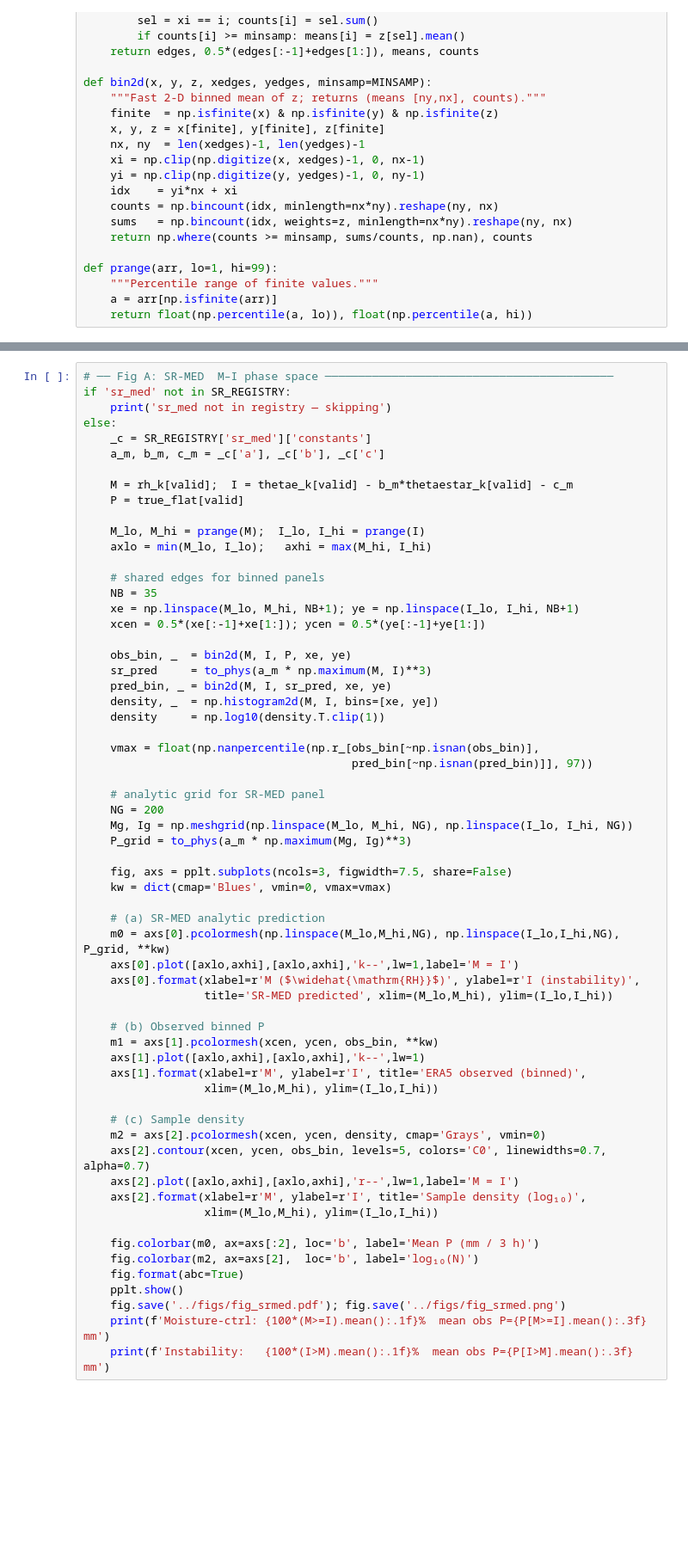
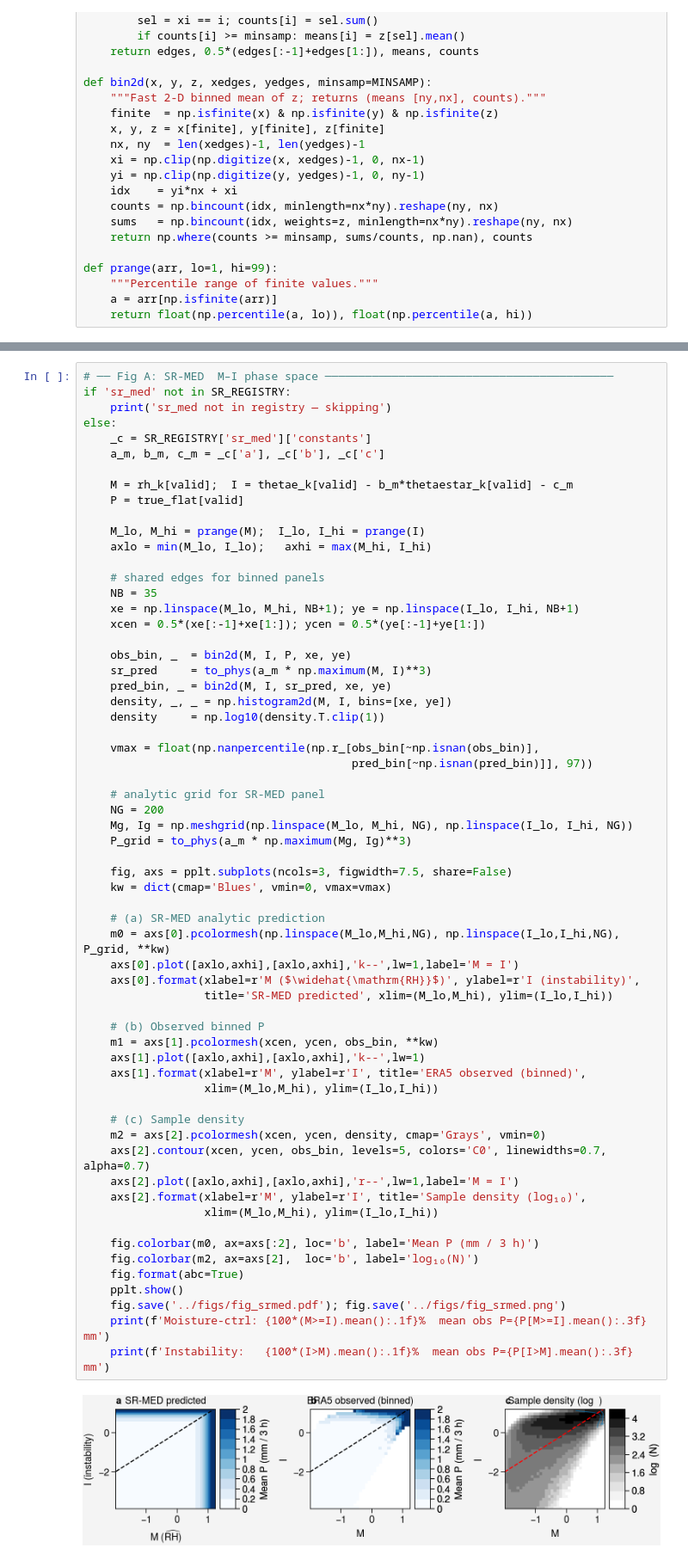
Before and after one commit to savannahferretti/monsoon-discovery, a Jupyter notebook: notebooks/dependence.ipynb, the cells around one changed output, grey strips where cells are left out. Shown at 86% size. Saved outputs shown, nothing was run; the diff lists cells and outputs as text; blank space fills up the shorter version.

```diff
--- a/notebooks/dependence.ipynb
+++ b/notebooks/dependence.ipynb
@@ -277,7 +290,7 @@ else:
     obs_bin, _  = bin2d(M, I, P, xe, ye)
     sr_pred     = to_phys(a_m * np.maximum(M, I)**3)
     pred_bin, _ = bin2d(M, I, sr_pred, xe, ye)
-    density, _  = np.histogram2d(M, I, bins=[xe, ye])
+    density, _, _ = np.histogram2d(M, I, bins=[xe, ye])
     density     = np.log10(density.T.clip(1))
 
     vmax = float(np.nanpercentile(np.r_[obs_bin[~np.isnan(obs_bin)],
@@ -290,30 +303,32 @@ else:
 
     fig, axs = pplt.subplots(ncols=3, figwidth=7.5, share=False)
     kw = dict(cmap='Blues', vmin=0, vmax=vmax)
 
     # (a) SR-MED analytic prediction
     m0 = axs[0].pcolormesh(np.linspace(M_lo,M_hi,NG), np.linspace(I_lo,I_hi,NG), P_grid, **kw)
     axs[0].plot([axlo,axhi],[axlo,axhi],'k--',lw=1,label='M = I')
     axs[0].format(xlabel=r'M ($\widehat{\mathrm{RH}}$)', ylabel=r'I (instability)',
                   title='SR-MED predicted', xlim=(M_lo,M_hi), ylim=(I_lo,I_hi))
 
     # (b) Observed binned P
     m1 = axs[1].pcolormesh(xcen, ycen, obs_bin, **kw)
     axs[1].plot([axlo,axhi],[axlo,axhi],'k--',lw=1)
     axs[1].format(xlabel=r'M', ylabel=r'I', title='ERA5 observed (binned)',
                   xlim=(M_lo,M_hi), ylim=(I_lo,I_hi))
 
     # (c) Sample density
     m2 = axs[2].pcolormesh(xcen, ycen, density, cmap='Grays', vmin=0)
     axs[2].contour(xcen, ycen, obs_bin, levels=5, colors='C0', linewidths=0.7, alpha=0.7)
     axs[2].plot([axlo,axhi],[axlo,axhi],'r--',lw=1,label='M = I')
     axs[2].format(xlabel=r'M', ylabel=r'I', title='Sample density (log₁₀)',
                   xlim=(M_lo,M_hi), ylim=(I_lo,I_hi))
 
     fig.colorbar(m0, ax=axs[:2], loc='b', label='Mean P (mm / 3 h)')
     fig.colorbar(m2, ax=axs[2],  loc='b', label='log₁₀(N)')
     fig.format(abc=True)
     pplt.show()
     fig.save('../figs/fig_srmed.pdf'); fig.save('../figs/fig_srmed.png')
     print(f'Moisture-ctrl: {100*(M>=I).mean():.1f}%  mean obs P={P[M>=I].mean():.3f} mm')
     print(f'Instability:   {100*(I>M).mean():.1f}%  mean obs P={P[I>M].mean():.3f} mm')
+# %% [output]
+[figure, added]
```
Also changed, not shown: parts of 9 cells of this notebook, 14 other files.
